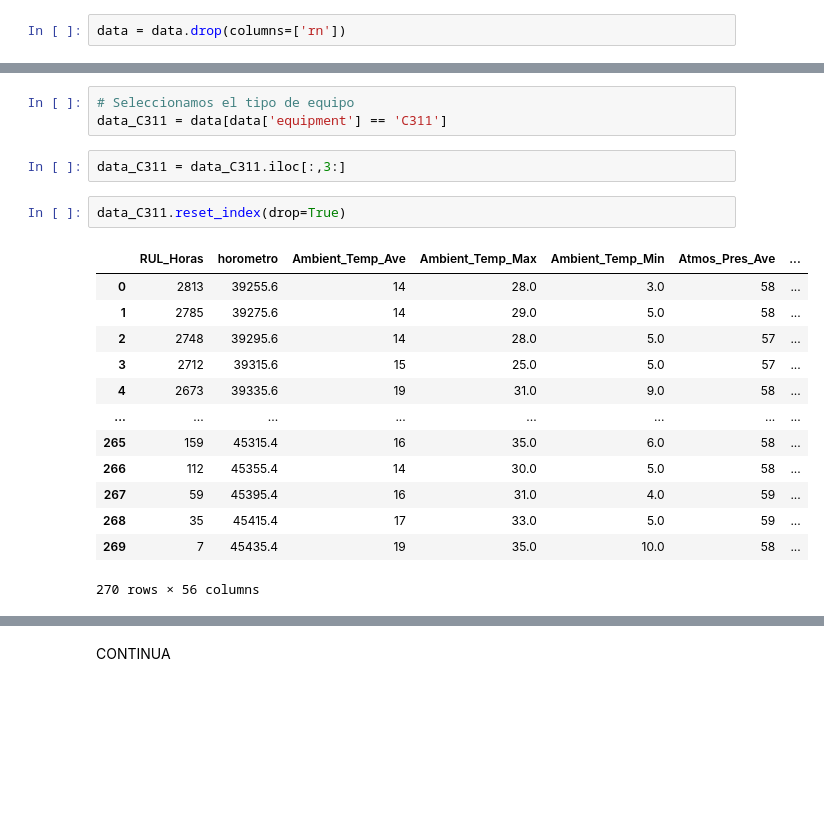
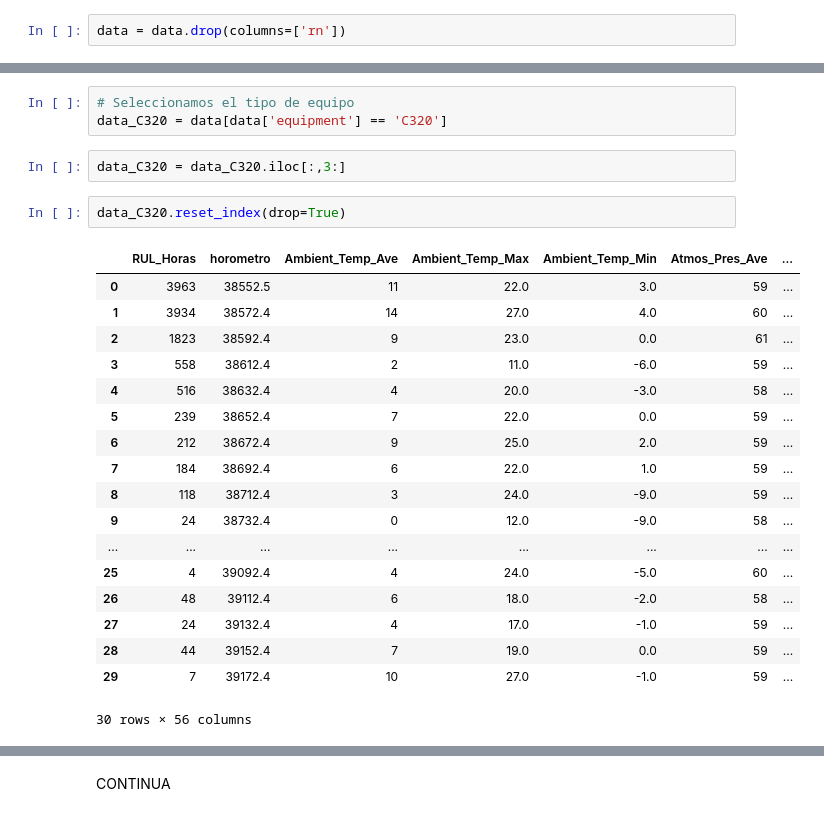
Before and after one commit to ETorresSacha/Prediccion-RULL, a Jupyter notebook: analisis_datos_reto.ipynb, the cells around one changed output, grey strips where cells are left out. Cells and saved outputs as stored; diff of their text form; blank space fills up the shorter version.

```diff
--- a/analisis_datos_reto.ipynb
+++ b/analisis_datos_reto.ipynb
@@ -95,25 +95,30 @@ C328      2
 Name: count, dtype: int64
 # %%
 # Seleccionamos el tipo de equipo
-data_C311 = data[data['equipment'] == 'C311']
+data_C320 = data[data['equipment'] == 'C320']
 # %%
-data_C311 = data_C311.iloc[:,3:]
+data_C320 = data_C320.iloc[:,3:]
 # %%
-data_C311.reset_index(drop=True)
+data_C320.reset_index(drop=True)
 # %% [output]
 |  | RUL_Horas | horometro | Ambient_Temp_Ave | Ambient_Temp_Max | Ambient_Temp_Min | Atmos_Pres_Ave | ... |
-| 0 | 2813 | 39255.6 | 14 | 28.0 | 3.0 | 58 | ... |
-| 1 | 2785 | 39275.6 | 14 | 29.0 | 5.0 | 58 | ... |
-| 2 | 2748 | 39295.6 | 14 | 28.0 | 5.0 | 57 | ... |
-| 3 | 2712 | 39315.6 | 15 | 25.0 | 5.0 | 57 | ... |
-| 4 | 2673 | 39335.6 | 19 | 31.0 | 9.0 | 58 | ... |
+| 0 | 3963 | 38552.5 | 11 | 22.0 | 3.0 | 59 | ... |
+| 1 | 3934 | 38572.4 | 14 | 27.0 | 4.0 | 60 | ... |
+| 2 | 1823 | 38592.4 | 9 | 23.0 | 0.0 | 61 | ... |
+| 3 | 558 | 38612.4 | 2 | 11.0 | -6.0 | 59 | ... |
+| 4 | 516 | 38632.4 | 4 | 20.0 | -3.0 | 58 | ... |
+| 5 | 239 | 38652.4 | 7 | 22.0 | 0.0 | 59 | ... |
+| 6 | 212 | 38672.4 | 9 | 25.0 | 2.0 | 59 | ... |
+| 7 | 184 | 38692.4 | 6 | 22.0 | 1.0 | 59 | ... |
+| 8 | 118 | 38712.4 | 3 | 24.0 | -9.0 | 59 | ... |
+| 9 | 24 | 38732.4 | 0 | 12.0 | -9.0 | 58 | ... |
 | ... | ... | ... | ... | ... | ... | ... | ... |
-| 265 | 159 | 45315.4 | 16 | 35.0 | 6.0 | 58 | ... |
-| 266 | 112 | 45355.4 | 14 | 30.0 | 5.0 | 58 | ... |
-| 267 | 59 | 45395.4 | 16 | 31.0 | 4.0 | 59 | ... |
-| 268 | 35 | 45415.4 | 17 | 33.0 | 5.0 | 59 | ... |
-| 269 | 7 | 45435.4 | 19 | 35.0 | 10.0 | 58 | ... |
+| 25 | 4 | 39092.4 | 4 | 24.0 | -5.0 | 60 | ... |
+| 26 | 48 | 39112.4 | 6 | 18.0 | -2.0 | 58 | ... |
+| 27 | 24 | 39132.4 | 4 | 17.0 | -1.0 | 59 | ... |
+| 28 | 44 | 39152.4 | 7 | 19.0 | 0.0 | 59 | ... |
+| 29 | 7 | 39172.4 | 10 | 27.0 | -1.0 | 59 | ... |
-270 rows × 56 columns
+30 rows × 56 columns
 # %%
 # calcularemos la importancia de las variables (features)
 from sklearn.ensemble import RandomForestRegressor
```
Also changed, not shown: parts of 1 cell of this notebook.
